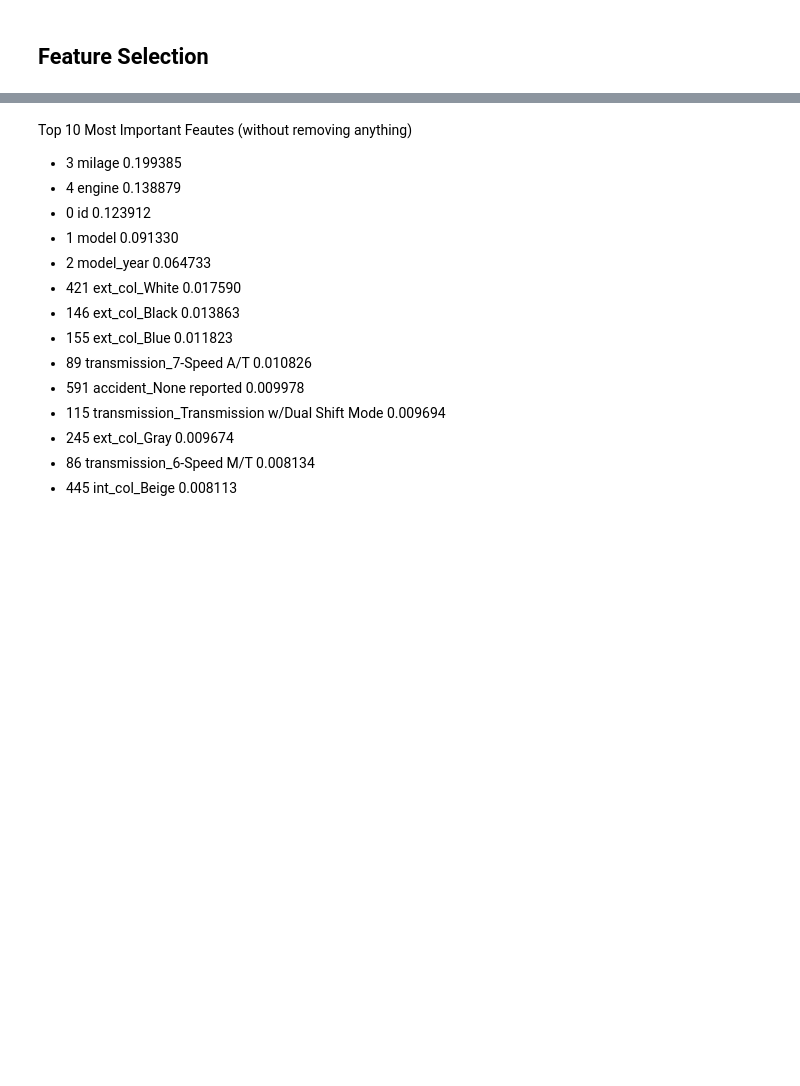
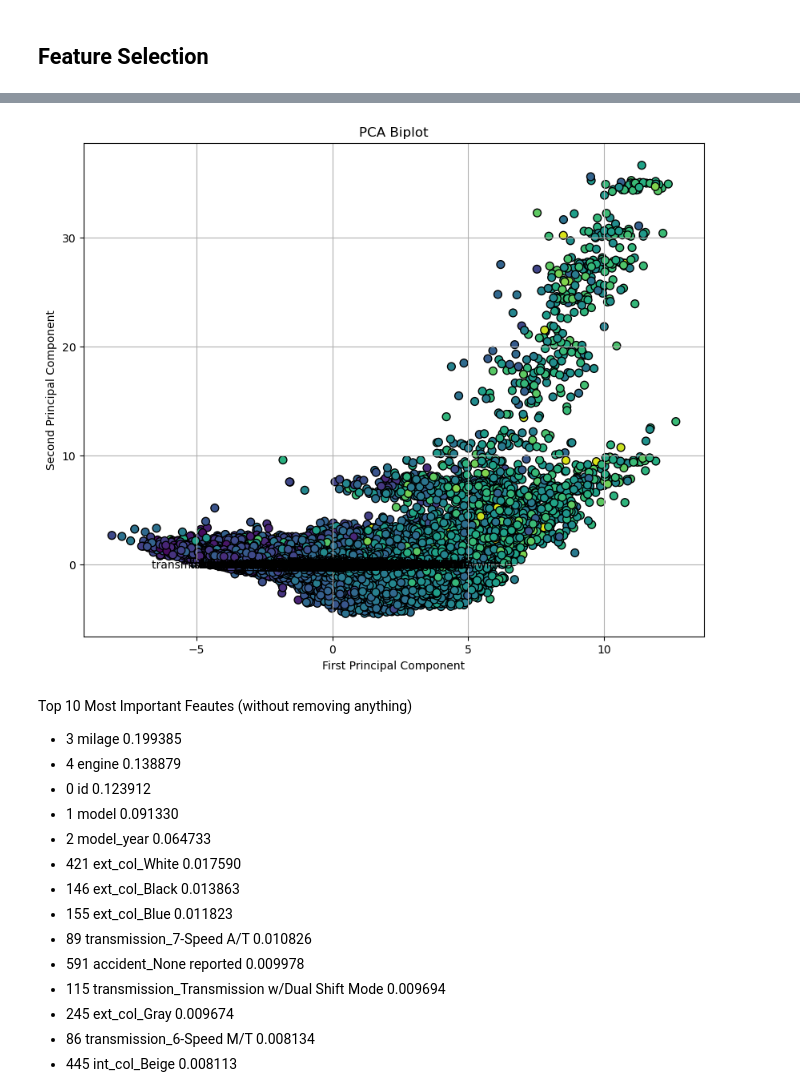
Before and after one commit to dimakazlouski/Used-Car-Prices-Regression, a Jupyter notebook: notebook.ipynb, the cells around one changed output, grey strips where cells are left out. Drawn from its saved outputs; the diff is of its cells as text; code cells hidden in the pictures; blank space fills up the shorter version.

```diff
--- a/notebook.ipynb
+++ b/notebook.ipynb
@@ -618,3 +655,28 @@ X_val['engine'].fillna(preprocessed_train_data['price'].mean(), inplace=True)
+# %%
+# Function to create a biplot
+def biplot(X, pca, labels):
+    plt.figure(figsize=(10, 8))
+    plt.scatter(X[:, 0], X[:, 1], c=y_train, cmap='viridis', edgecolor='k', s=50)
+
+    # Plot arrows for each feature
+    feature_vectors = pca.components_.T
+    for i, v in enumerate(feature_vectors):
+        plt.arrow(0, 0, v[0], v[1], color='r', head_width=0.05)
+        plt.text(v[0], v[1], labels[i], color='black', ha='center', va='center')
+
+    plt.xlabel('First Principal Component')
+    plt.ylabel('Second Principal Component')
+    plt.title('PCA Biplot')
+    plt.grid(True)
+    plt.show()
+
+# Use the feature names from your original data for labeling
+feature_names = X.columns
+
+# Visualize the biplot
+biplot(X_train_pca, pca, feature_names)
+# %% [output]
+[figure, added]
 # %% [markdown]
 Top 10 Most Important Feautes (without removing anything)
 
```
Also changed, not shown: parts of 47 cells of this notebook, 2 other files.
